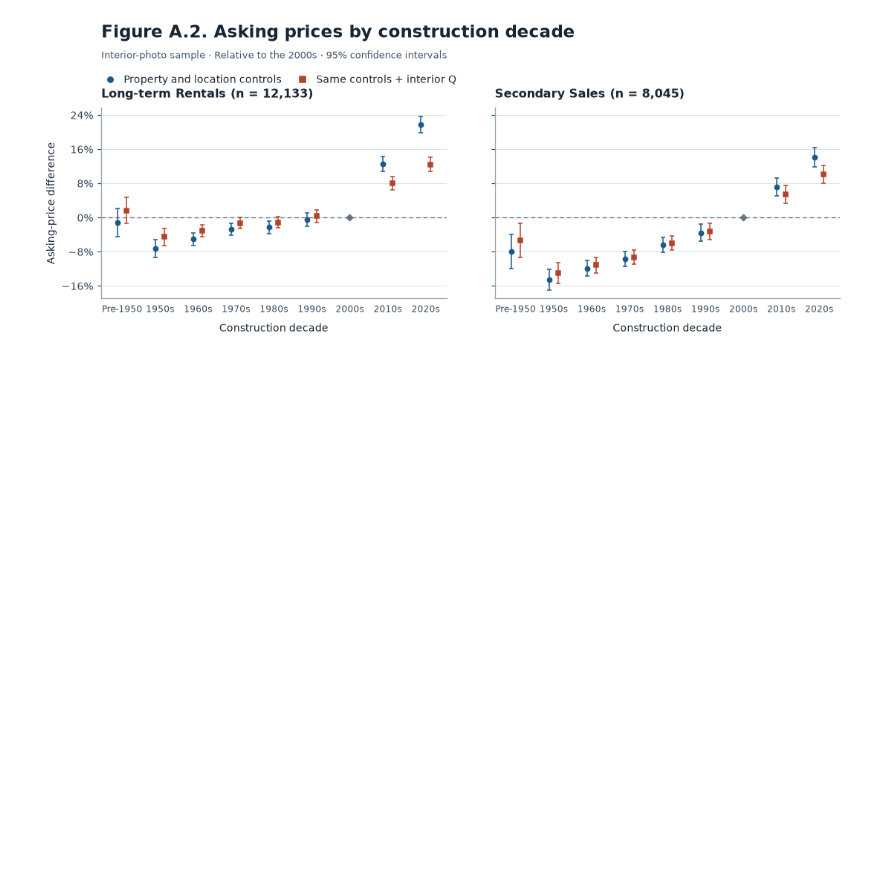
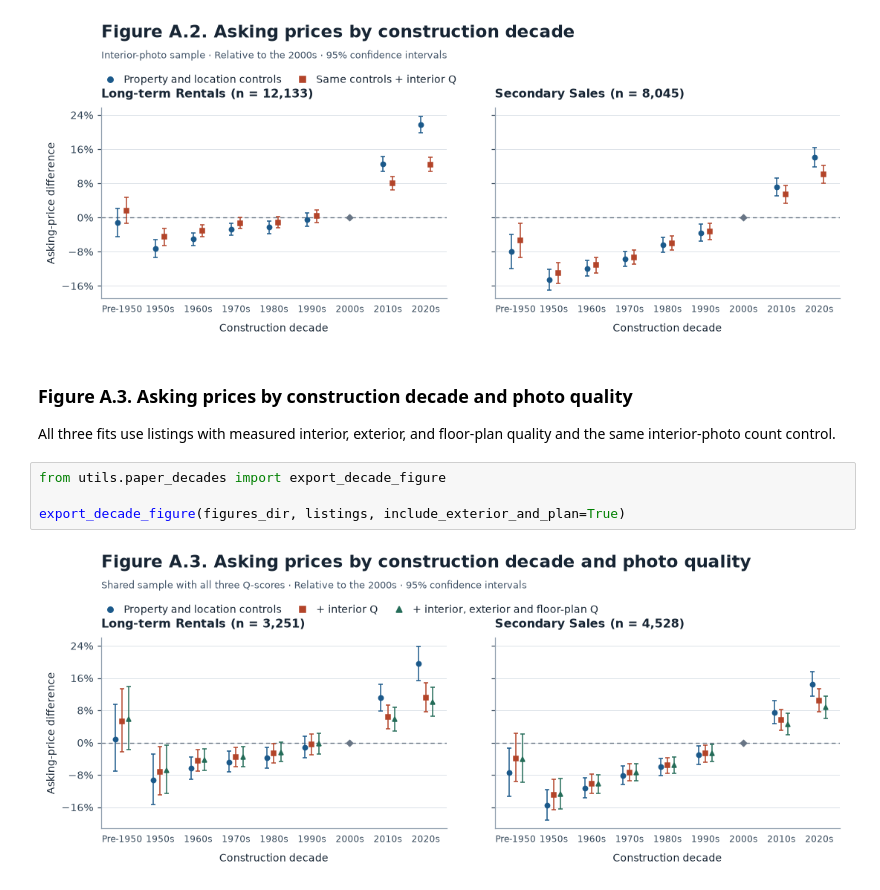
Before and after one commit to Karapsin/cian_clip_q_score, a Jupyter notebook: code/figures_and_tables/figures.ipynb, the cells around one changed output. Cells and saved outputs as stored; diff of their text form; blank space fills up the shorter version.

Commit message:
Add matched construction-decade comparison with exterior and floor plans

```diff
--- a/code/figures_and_tables/figures.ipynb
+++ b/code/figures_and_tables/figures.ipynb
@@ -161,3 +161,13 @@ from utils.paper_decades import export_decade_figure
 export_decade_figure(figures_dir, listings)
 # %% [output]
 [figure]
+# %% [markdown]
+### Figure A.3. Asking prices by construction decade and photo quality
+
+All three fits use listings with measured interior, exterior, and floor-plan quality and the same interior-photo count control.
+# %%
+from utils.paper_decades import export_decade_figure
+
+export_decade_figure(figures_dir, listings, include_exterior_and_plan=True)
+# %% [output]
+[figure, added]
```
Also changed, not shown: 4 other files.
